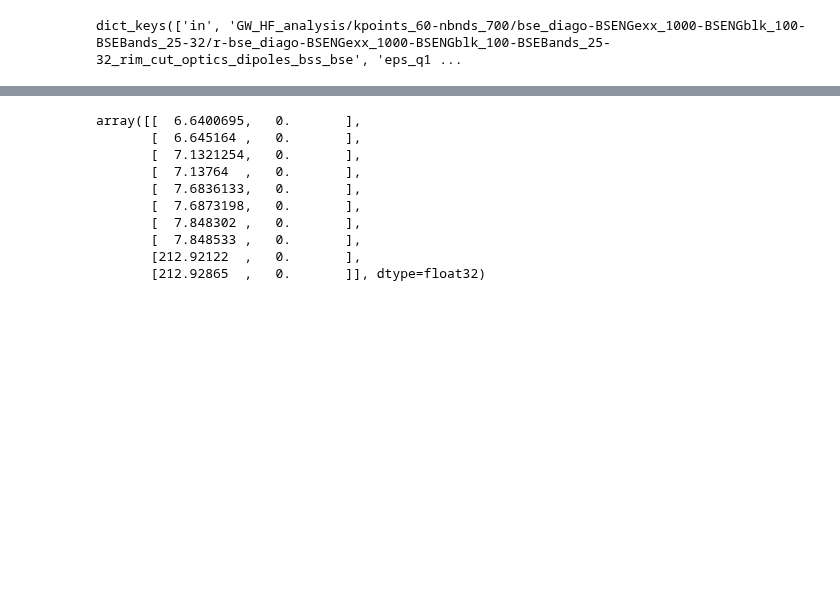
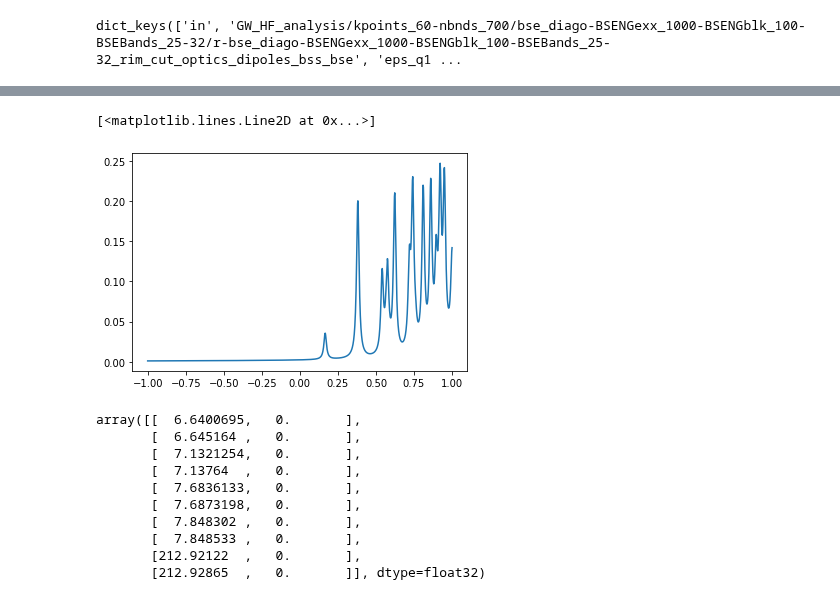
Before and after one commit to marcodalessandro76/Germanene, a Jupyter notebook: BSE_Analysis.ipynb, the cells around one changed output, grey strips where cells are left out. Cells and saved outputs as stored; diff of their text form; code cells hidden in the pictures; blank space fills up the shorter version.

```diff
--- a/BSE_Analysis.ipynb
+++ b/BSE_Analysis.ipynb
@@ -343,3 +342,10 @@ plt.plot(eps['col0'],eps['col1'])
+# %%
+jdos = r['jdos_q1_slepc_bse']
+# %%
+plt.plot(jdos['col0'],jdos['col3'])
+# %% [output]
+[<matplotlib.lines.Line2D at 0x...>]
+[figure, added]
 # %%
 energies = Tools.get_variable_from_db(
         'GW_HF_analysis/kpoints_60-nbnds_700/bse_diago-BSENGexx_1000-BSENGblk_100-BSEBands_25-32_old/ndb.BS_diago_Q1','BS_Energies')
```
Also changed, not shown: parts of 5 cells of this notebook.
